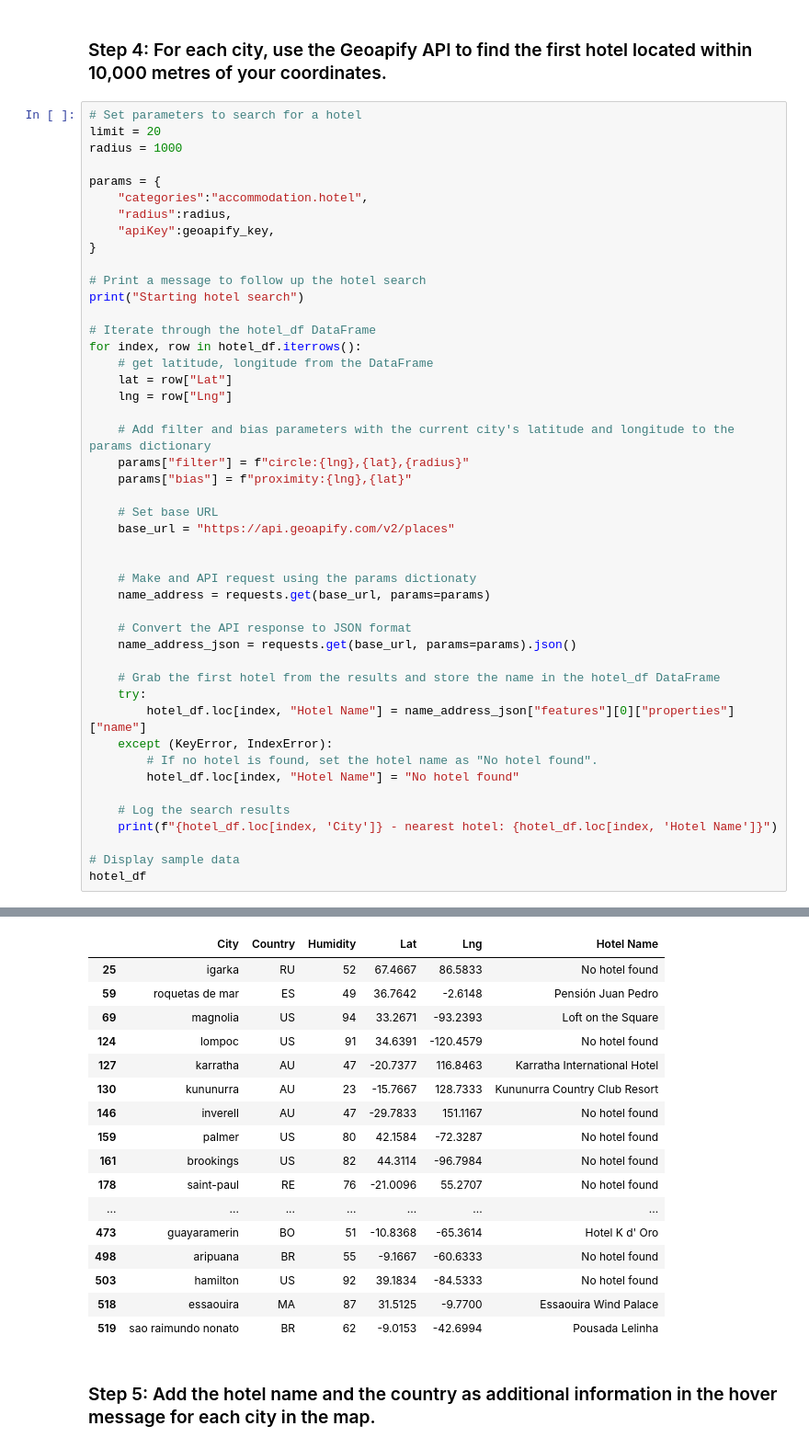
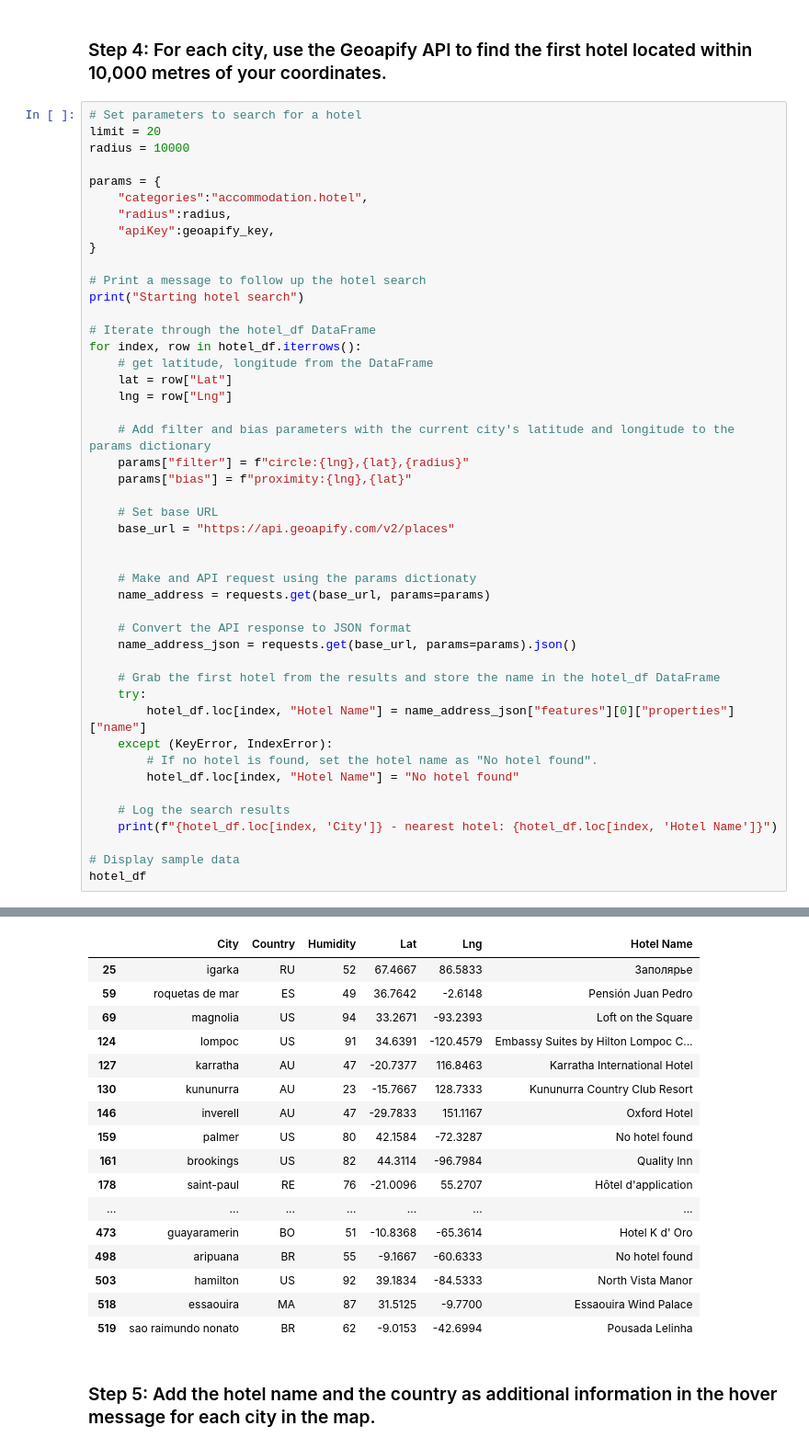
Before and after one commit to ashley-ley/python-apichallenge, a Jupyter notebook: WeatherPy/VacationPy.ipynb, the cells around one changed output, grey strips where cells are left out. Shown at 92% size. Drawn from its saved outputs; the diff is of its cells as text.

```diff
--- a/WeatherPy/VacationPy.ipynb
+++ b/WeatherPy/VacationPy.ipynb
@@ -99,7 +96,7 @@ hotel_df
 # %%
 # Set parameters to search for a hotel
 limit = 20
-radius = 1000
+radius = 10000
 
 params = {
     "categories":"accommodation.hotel",
@@ -161,20 +158,20 @@ hamilton - nearest hotel: No hotel found
 essaouira - nearest hotel: Essaouira Wind Palace
 sao raimundo nonato - nearest hotel: Pousada Lelinha
 |  | City | Country | Humidity | Lat | Lng | Hotel Name |
-| 25 | igarka | RU | 52 | 67.4667 | 86.5833 | No hotel found |
+| 25 | igarka | RU | 52 | 67.4667 | 86.5833 | Заполярье |
 | 59 | roquetas de mar | ES | 49 | 36.7642 | -2.6148 | Pensión Juan Pedro |
 | 69 | magnolia | US | 94 | 33.2671 | -93.2393 | Loft on the Square |
-| 124 | lompoc | US | 91 | 34.6391 | -120.4579 | No hotel found |
+| 124 | lompoc | US | 91 | 34.6391 | -120.4579 | Embassy Suites by Hilton Lompoc C... |
 | 127 | karratha | AU | 47 | -20.7377 | 116.8463 | Karratha International Hotel |
 | 130 | kununurra | AU | 23 | -15.7667 | 128.7333 | Kununurra Country Club Resort |
-| 146 | inverell | AU | 47 | -29.7833 | 151.1167 | No hotel found |
+| 146 | inverell | AU | 47 | -29.7833 | 151.1167 | Oxford Hotel |
 | 159 | palmer | US | 80 | 42.1584 | -72.3287 | No hotel found |
-| 161 | brookings | US | 82 | 44.3114 | -96.7984 | No hotel found |
-| 178 | saint-paul | RE | 76 | -21.0096 | 55.2707 | No hotel found |
+| 161 | brookings | US | 82 | 44.3114 | -96.7984 | Quality Inn |
+| 178 | saint-paul | RE | 76 | -21.0096 | 55.2707 | Hôtel d'application |
 | ... | ... | ... | ... | ... | ... | ... |
 | 473 | guayaramerin | BO | 51 | -10.8368 | -65.3614 | Hotel K d' Oro |
 | 498 | aripuana | BR | 55 | -9.1667 | -60.6333 | No hotel found |
-| 503 | hamilton | US | 92 | 39.1834 | -84.5333 | No hotel found |
+| 503 | hamilton | US | 92 | 39.1834 | -84.5333 | North Vista Manor |
 | 518 | essaouira | MA | 87 | 31.5125 | -9.7700 | Essaouira Wind Palace |
 | 519 | sao raimundo nonato | BR | 62 | -9.0153 | -42.6994 | Pousada Lelinha |
 # %% [markdown]
```
Also changed, not shown: parts of 2 cells of this notebook.
